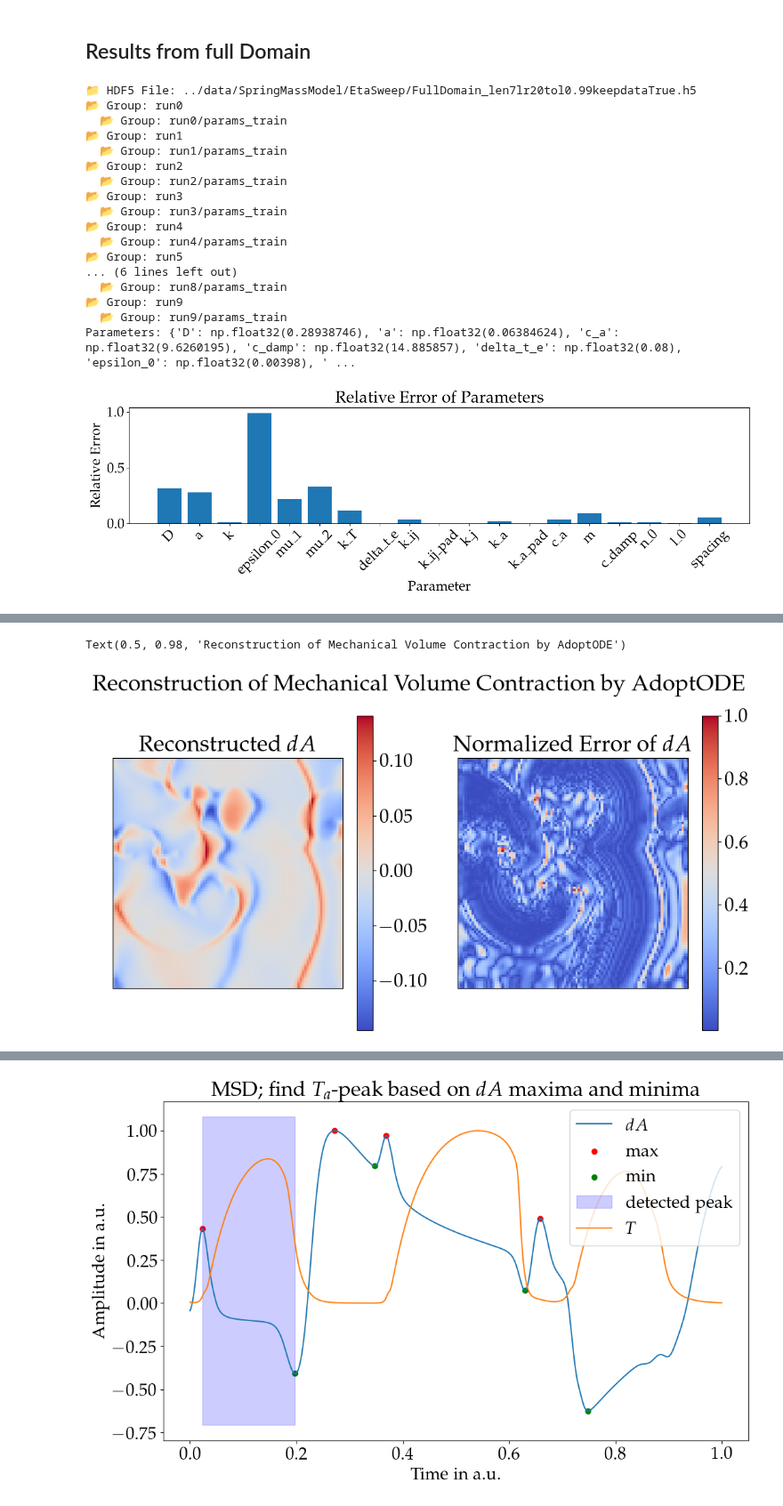
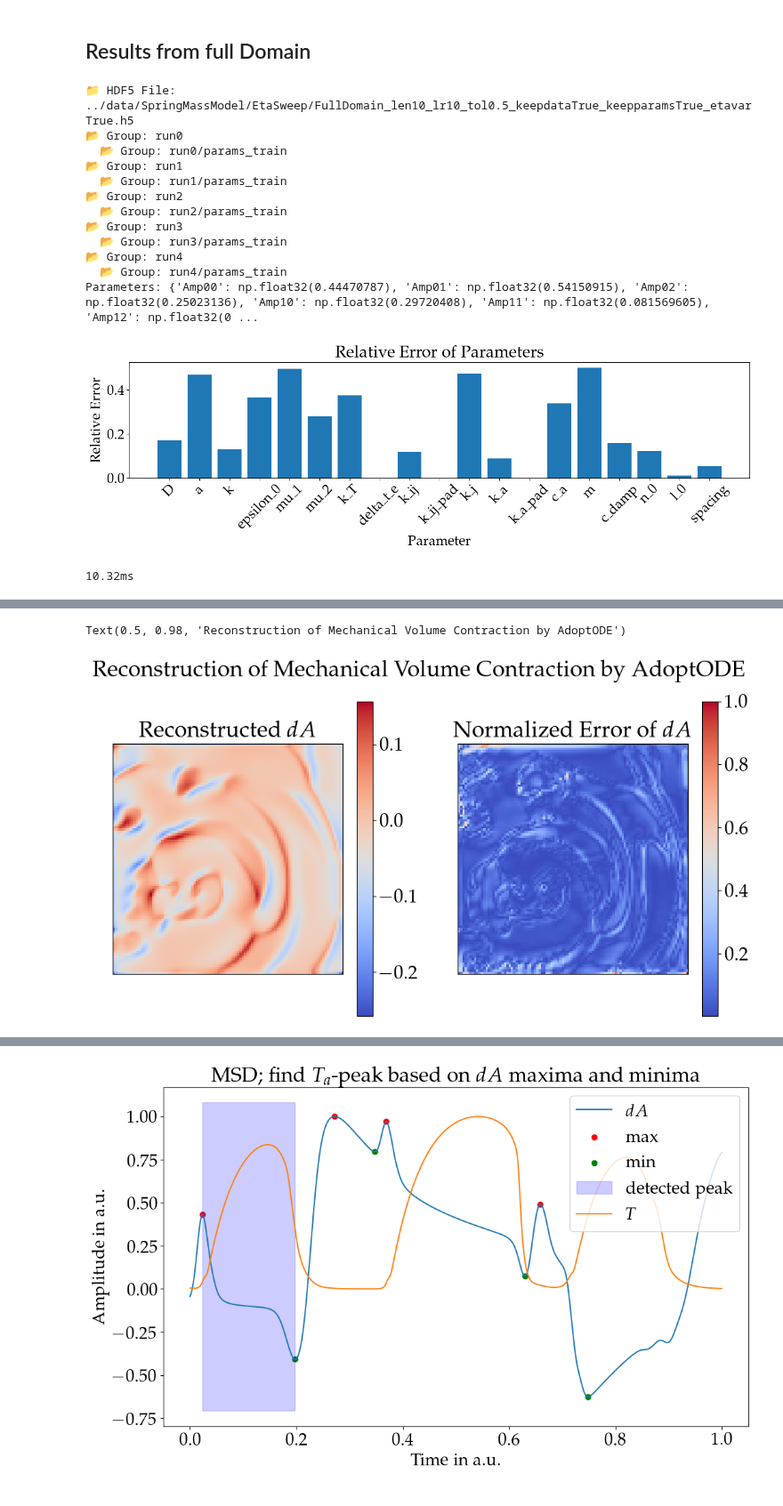
Before and after one commit to LukasBremer/SMM_AdODE_2D, a Jupyter notebook: adode_cluster/SpringMassModel/figures.ipynb, the cells around one changed output, grey strips where cells are left out. Shown at 89% size. Cells and saved outputs as stored; diff of their text form; code cells hidden in the pictures.

```diff
--- a/adode_cluster/SpringMassModel/figures.ipynb
+++ b/adode_cluster/SpringMassModel/figures.ipynb
@@ -146,8 +141,8 @@ def load_run(file_path, run):
 
     return data, params_dict
 # %%
-file_path = '../data/SpringMassModel/EtaSweep/FullDomain_len7lr20tol0.99keepdataTrue.h5'
-run = 'run9'
+file_path = '../data/SpringMassModel/EtaSweep/FullDomain_len10_lr10_tol0.5_keepdataTrue_keepparamsTrue_etavarTrue.h5'
+run = 'run0'
 
 list_h5_structure(file_path)
 
@@ -165,7 +160,7 @@ x_sim = data['x'][0]
 # Accessing the parameters dictionary
 print("Parameters:", params_train)
 # %% [output]
-📁 HDF5 File: ../data/SpringMassModel/EtaSweep/FullDomain_len7lr20tol0.99keepdataTrue.h5
+📁 HDF5 File: ../data/SpringMassModel/EtaSweep/FullDomain_len10_lr10_tol0.5_keepdataTrue_keepparamsTrue_etavarTrue.h5
 📂 Group: run0
   📂 Group: run0/params_train
 📂 Group: run1
@@ -176,12 +171,7 @@ print("Parameters:", params_train)
   📂 Group: run3/params_train
 📂 Group: run4
   📂 Group: run4/params_train
-📂 Group: run5
-... (6 lines left out)
-  📂 Group: run8/params_train
-📂 Group: run9
-  📂 Group: run9/params_train
-Parameters: {'D': np.float32(0.28938746), 'a': np.float32(0.06384624), 'c_a': np.float32(9.6260195), 'c_damp': np.float32(14.885857), 'delta_t_e': np.float32(0.08), 'epsilon_0': np.float32(0.00398), ' ...
+Parameters: {'Amp00': np.float32(0.44470787), 'Amp01': np.float32(0.54150915), 'Amp02': np.float32(0.25023136), 'Amp10': np.float32(0.29720408), 'Amp11': np.float32(0.081569605), 'Amp12': np.float32(0 ...
 # %%
 
 N,size,params = read_config(['D','a','k','epsilon_0','mu_1','mu_2','k_T','delta_t_e'
@@ -217,6 +207,42 @@ plt.title('Relative Error of Parameters')
 plt.xticks(rotation=45)
 plt.show()
 # %% [output]
-[figure, old version]
+[figure, new version]
+# %%
+def low_pass_filter(u, cutoff):
+    """
+    Apply a low-pass filter to a time series of 2D scalar fields.
+
+    Parameters:
+    - u (numpy array): 3D array of shape (time_steps, 100, 100)
+    - cutoff (int): Frequency cutoff for the filter
+
+    Returns:
+    - u_filtered (numpy array): Filtered time series with the same shape as u
+    """
+    time_steps, ny, nx = u.shape
+    u_filtered = np.zeros_like(u)  # Placeholder for filtered output
+
+    # Create frequency grid
+    x = np.arange(-nx//2, nx//2)
+    y = np.arange(-ny//2, ny//2)
+    X, Y = np.meshgrid(x, y)
+    radius = np.sqrt(X**2 + Y**2)
+
+    # Create a circular low-pass filter mask
+    low_pass_mask = radius < cutoff
+
+    # Apply filter to each time step
+    for t in range(time_steps):
+        U = np.fft.fft2(u[t])         # 2D FFT
+        U_shifted = np.fft.fftshift(U)  # Shift zero frequency to center
+        U_filtered = U_shifted * low_pass_mask  # Apply filter
+        U_inv_shifted = np.fft.ifftshift(U_filtered)  # Shift back
+        u_filtered[t] = np.fft.ifft2(U_inv_shifted).real  # Inverse FFT
+
+    return u_filtered
+print(f"{params_true['delta_t_e'] * 12.9 * 10}ms")
+# %% [output]
+10.32ms
 # %%
 u_err = np.abs(u_sim-u_sol)
@@ -270,29 +296,29 @@ display(frame_slider, out)
 # %%
 # Plotting
 fig, ax = plt.subplots(1,2, figsize=(12, 6))
-frame = 2
+frame = 9
 # Real eta0
 dA_sol = compute_dA(x_sol,1)[:,pad:-pad,pad:-pad]
 dA_sim = compute_dA(x_sim,1)[:,pad:-pad,pad:-pad]
 dA_err = np.abs(dA_sim-dA_sol)
 im = ax[0].imshow(dA_sim[frame], cmap='coolwarm')
 ax[0].set_title('Reconstructed $dA$')
 ax[0].axes.xaxis.set_visible(False)
 ax[0].axes.yaxis.set_visible(False)
 fig.colorbar(im, ax=ax[0])
 
 im = ax[1].imshow(dA_err[frame]/np.max(dA_err[frame]), cmap='coolwarm')
 ax[1].set_title('Normalized Error of $dA$')
 ax[1].axes.xaxis.set_visible(False)
 ax[1].axes.yaxis.set_visible(False)
 fig.colorbar(im, ax=ax[1])
 
 fig.suptitle('Reconstruction of Mechanical Volume Contraction by AdoptODE', fontsize=plt.rcParams['axes.titlesize'], fontweight='bold')
 
 # plt.savefig('../../figures/results/reconstrunct_dA_full_domain.png',dpi=300)
 # %% [output]
 Text(0.5, 0.98, 'Reconstruction of Mechanical Volume Contraction by AdoptODE')
-[figure, old version]
+[figure, new version]
 # %%
 # Plotting
 fig, ax = plt.subplots(1,2, figsize=(12, 6))
```
Also changed, not shown: parts of 17 cells of this notebook, 1 other file.
